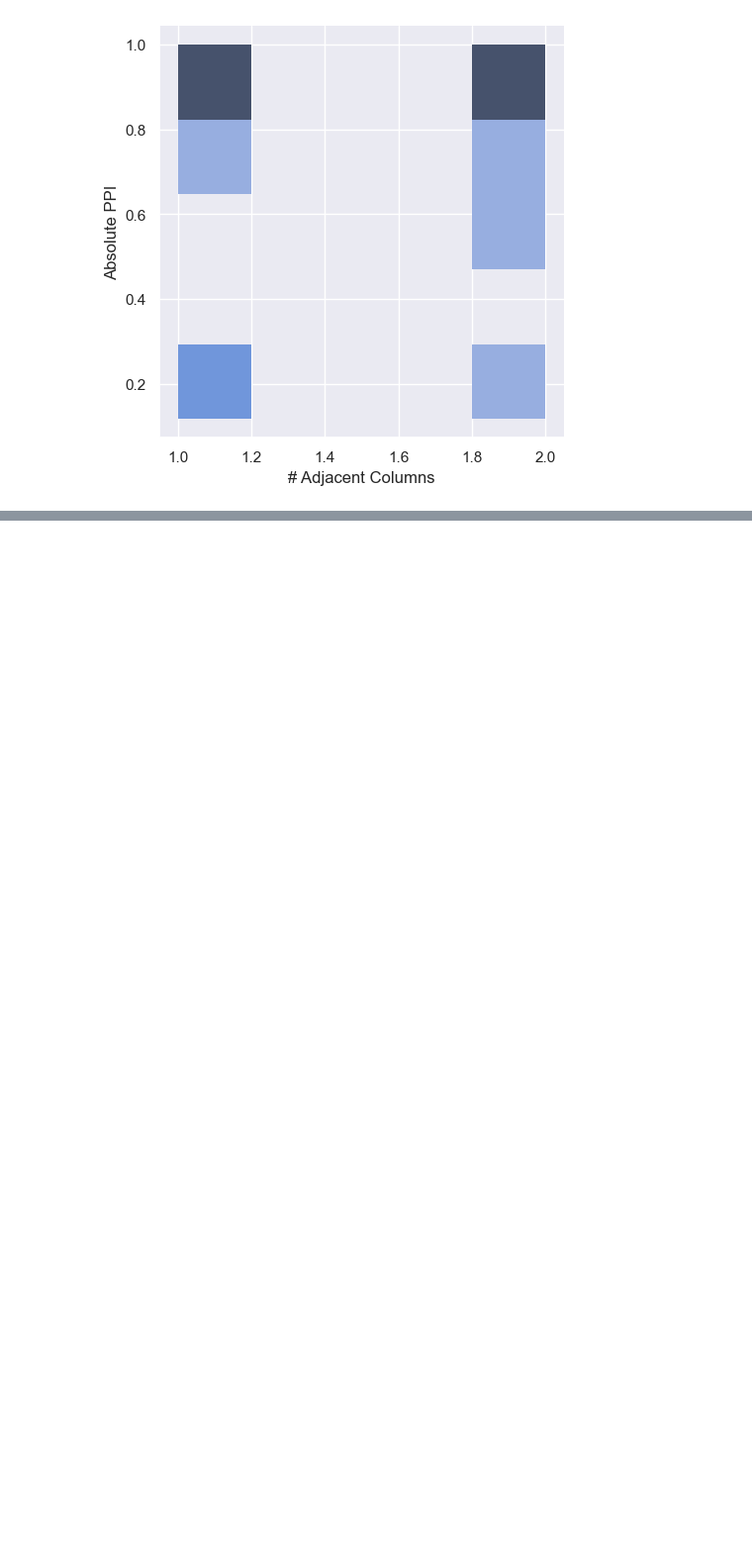
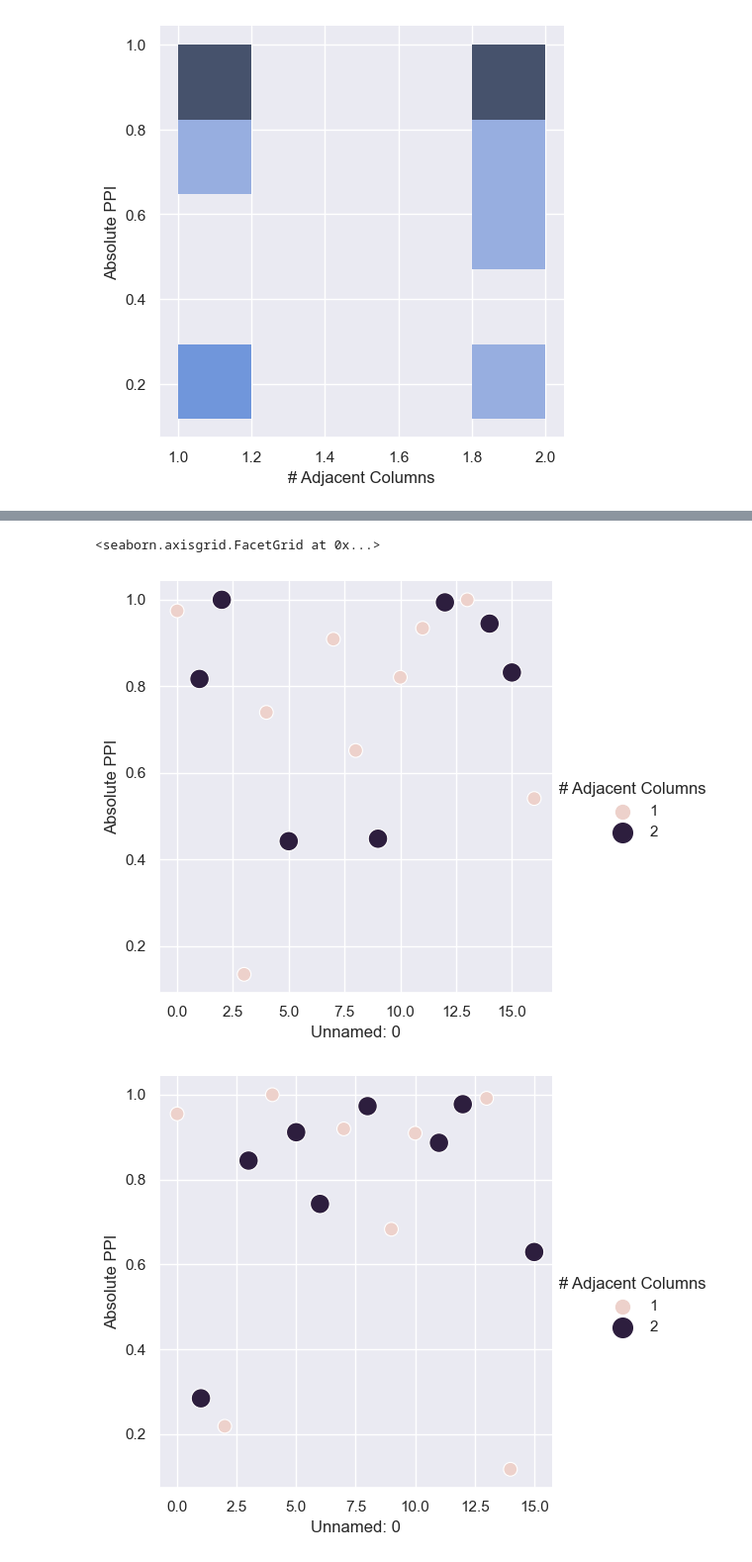
Before and after one commit to nhoglen/ppt-lanes, a Jupyter notebook: Data Analysis Prototype.ipynb, the cells around one changed output, grey strips where cells are left out. Shown at 99% size. Cells and saved outputs as stored; diff of their text form; code cells hidden in the pictures; blank space fills up the shorter version.

```diff
--- a/Data Analysis Prototype.ipynb
+++ b/Data Analysis Prototype.ipynb
@@ -238,0 +233,8 @@ displot(FCsummary, '# Adjacent Columns', 'Absolute PPI')
+# %%
+sns.relplot(NCsummary, x = 'Unnamed: 0', y = 'Absolute PPI', size = '# Adjacent Columns', hue = '# Adjacent Columns', sizes = [100,200])
+#I am for no good reason, having great difficulty making this scatter plot
+sns.relplot(FCsummary, x = 'Unnamed: 0', y = 'Absolute PPI', size = '# Adjacent Columns', hue = '# Adjacent Columns', sizes = [100,200])
+# %% [output]
+<seaborn.axisgrid.FacetGrid at 0x...>
+[figure, added]
+[figure, added]
```
Also changed, not shown: parts of 15 cells of this notebook.
